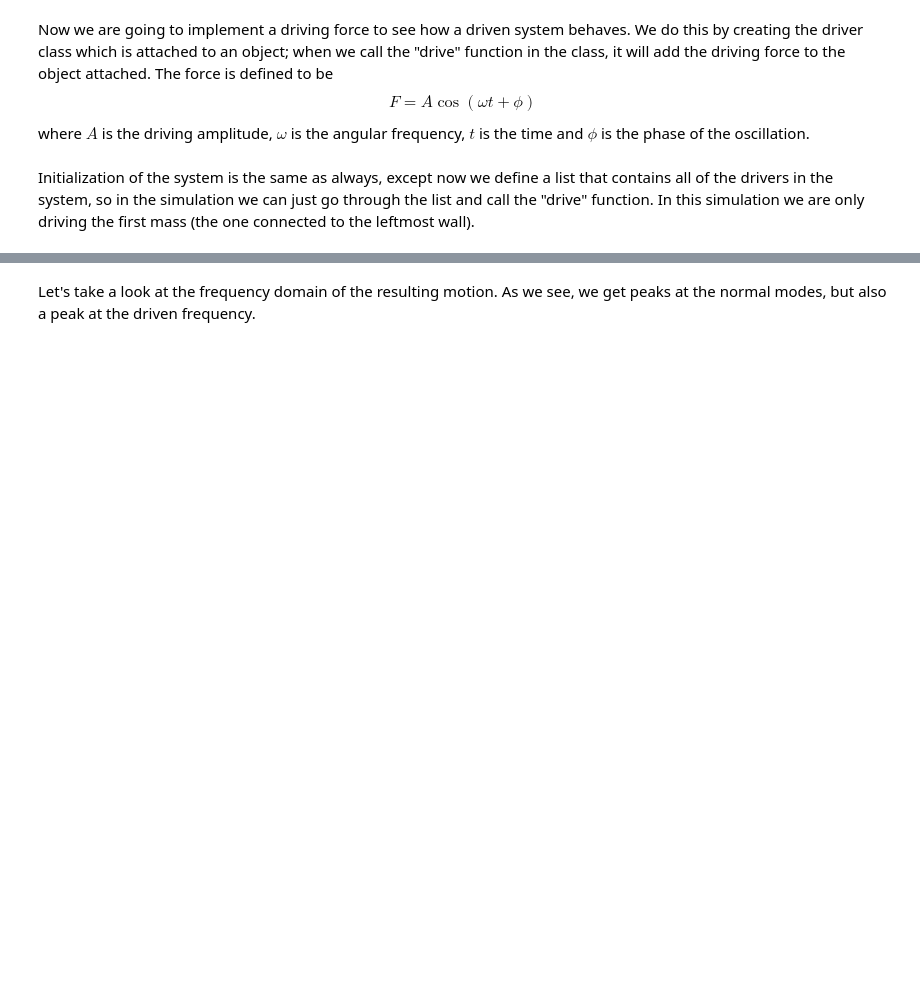
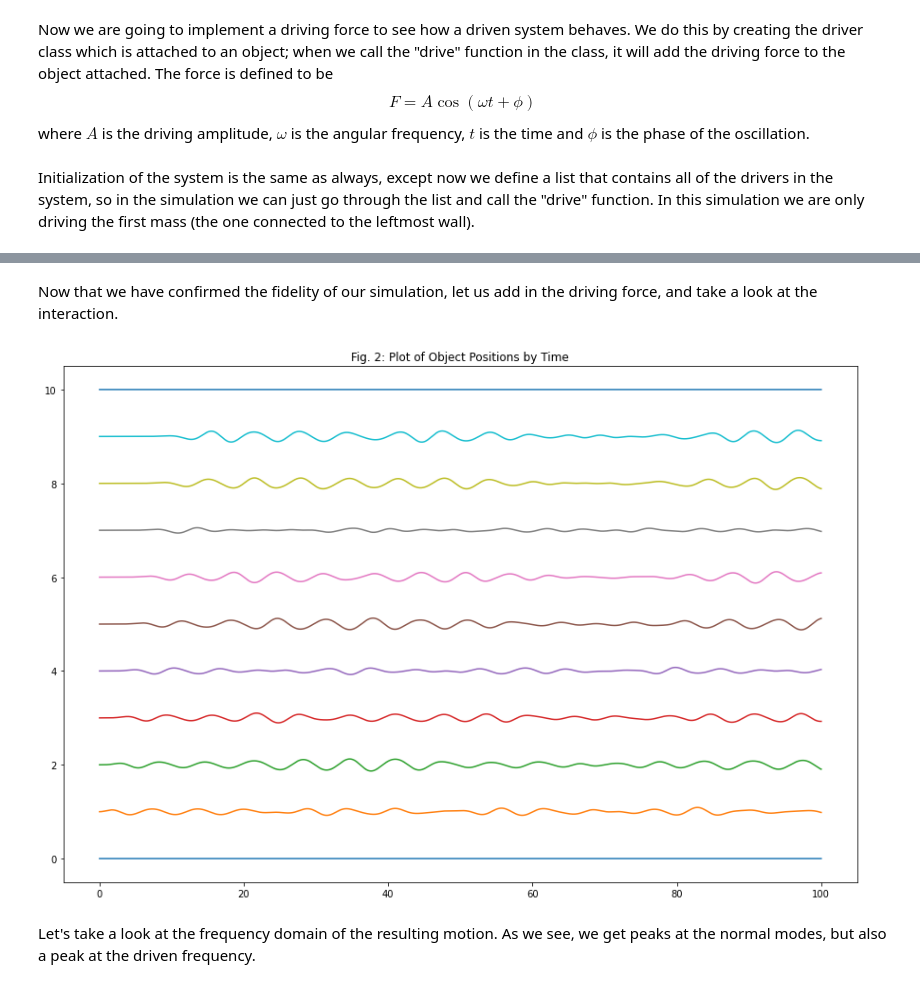
Before and after one commit to project-ida/phonons, a Jupyter notebook: Strings Part 2.ipynb, the cells around one changed output, grey strips where cells are left out. Cells and saved outputs as stored; diff of their text form; code cells hidden in the pictures; blank space fills up the shorter version.

```diff
--- a/Strings Part 2.ipynb
+++ b/Strings Part 2.ipynb
@@ -235,3 +248,50 @@ plt.show()
+# %% [markdown]
+Now that we have confirmed the fidelity of our simulation, let us add in the driving force, and take a look at the interaction.
+# %%
+for obj in objects:
+    obj.reset()
+drivers.append(driver(A, omega, phi, objects[1]))
+
+min_pos = []
+max_vel = []
+rel_pos = []
+rel_vel = []
+for i in range(len(objects) - 1):
+    min_pos.append(99999)
+    max_vel.append(-99999)
+    rel_pos.append([])
+    rel_vel.append([])
+
+time = []
+for i in range(iters):
+    time.append(i*dt)
+    for d in drivers:
+        d.drive(i*dt)
+    for s in springs:
+        s.spring_force()
+    for obj in objects:
+        damping(obj, gamma)
+        obj.Newton()
+        obj.timestep()
+    for j in range(len(objects) - 1):
+        delta_x = objects[j + 1].position - objects[j].position
+        delta_v = objects[j].velocity - objects[j + 1].velocity
+        if delta_x < min_pos[j]:
+            min_pos[j] = delta_x
+        if delta_v > max_vel[j]:
+            max_vel[j] = delta_v
+        rel_pos[j].append(delta_x)
+        rel_vel[j].append(delta_v)
+
+plt.figure(figsize = (15,10))
+plt.title(figLabel(figNum) + "Plot of Object Positions by Time")
+figNum += 1
+
+for obj in objects:
+    plt.plot(time, obj.xhistory)
+plt.show()
+# %% [output]
+[figure, added]
 # %% [markdown]
 Let's take a look at the frequency domain of the resulting motion. As we see, we get peaks at the normal modes, but also a peak at the driven frequency.
 # %%
```
Also changed, not shown: parts of 10 cells of this notebook.
